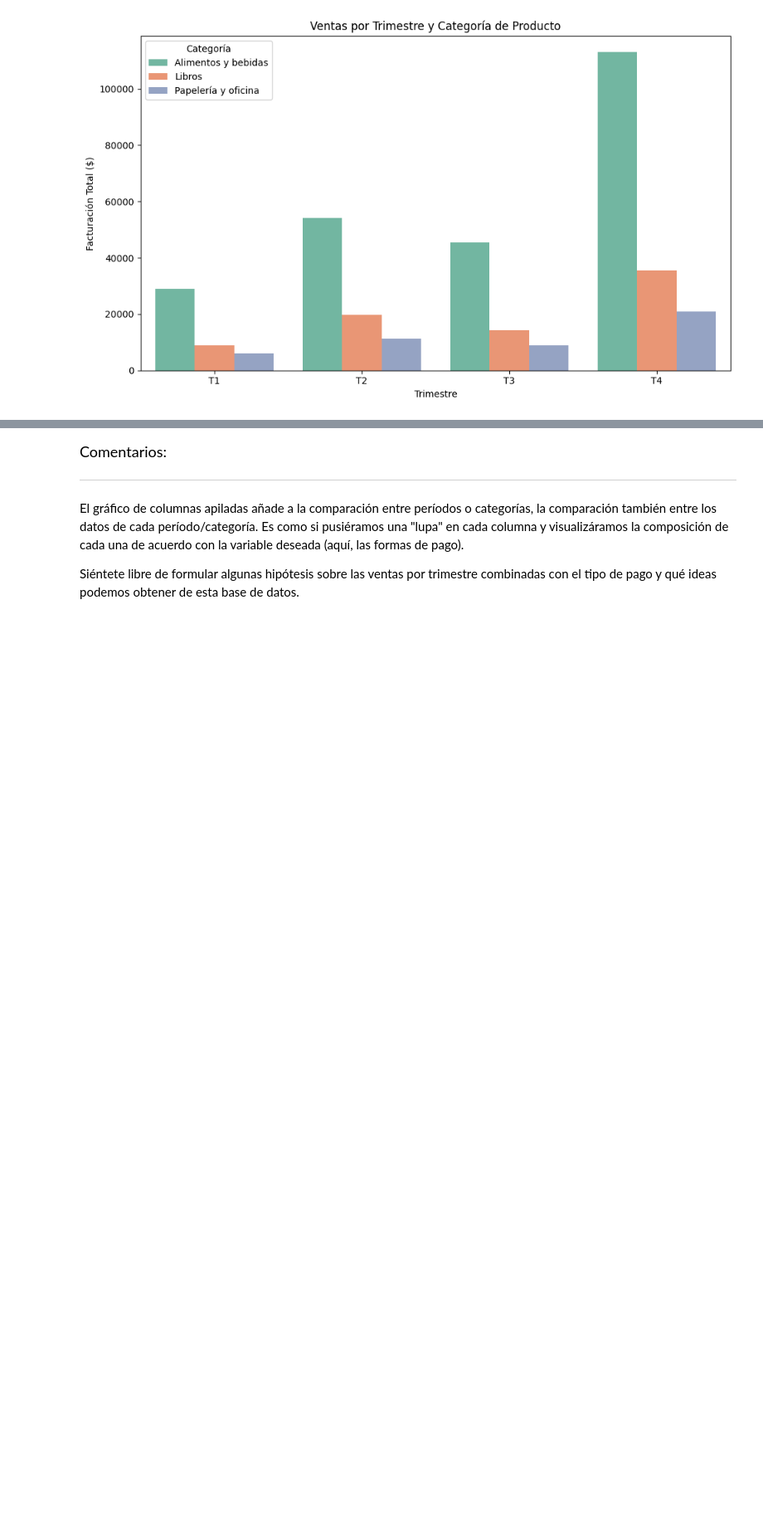
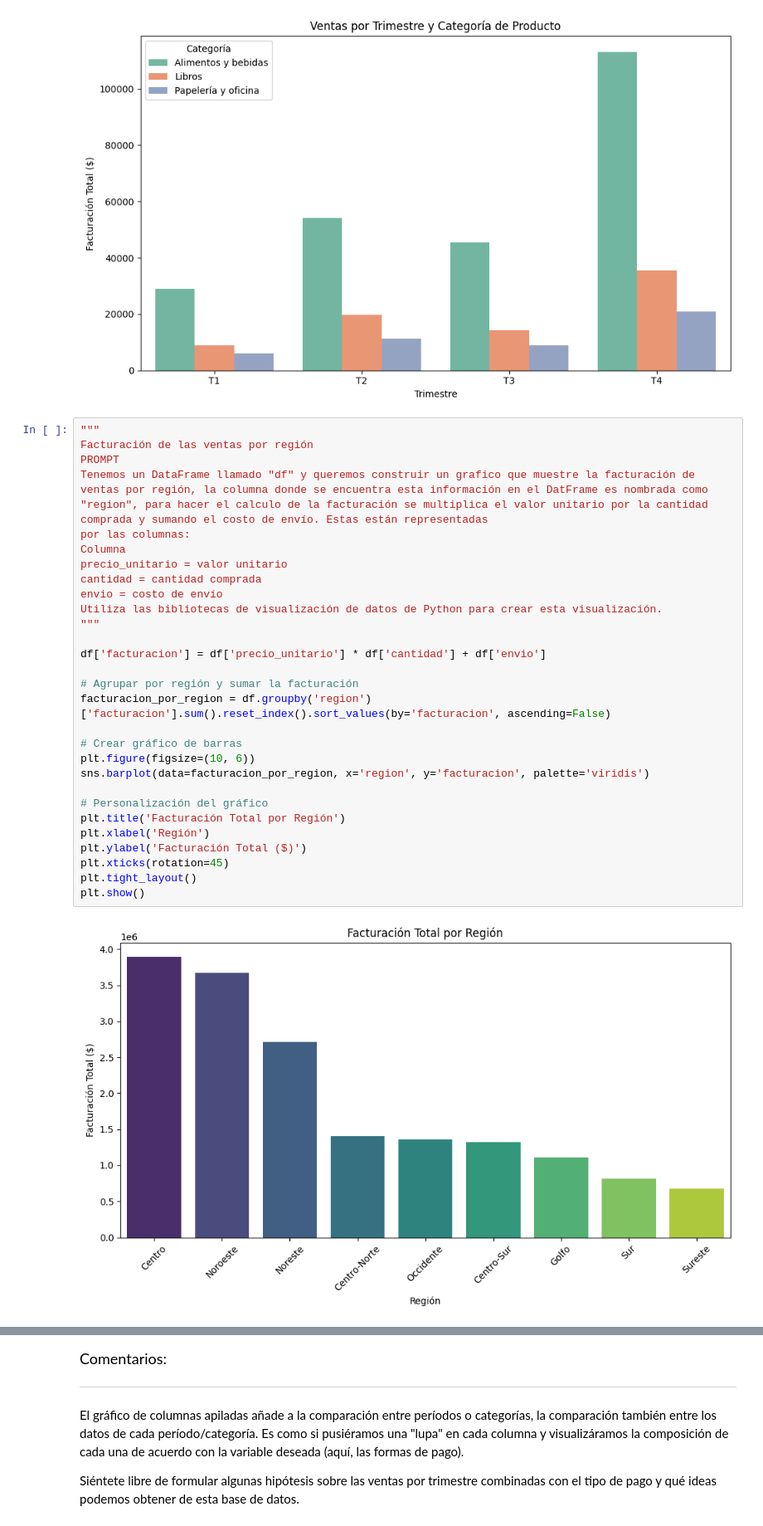
Before and after one commit to AndresCMontejo/IA_Aplicada_a_Ciencia_de_datos, a Jupyter notebook: IA_aplicada_a_ciencia_de_datos.ipynb, the cells around one changed output, grey strips where cells are left out. Shown at 83% size. Drawn from its saved outputs; the diff is of its cells as text; blank space fills up the shorter version.

```diff
--- a/IA_aplicada_a_ciencia_de_datos.ipynb
+++ b/IA_aplicada_a_ciencia_de_datos.ipynb
@@ -832,3 +832,34 @@ plt.tight_layout()
 plt.show()
 # %% [output]
 [figure]
+# %%
+"""
+Facturación de las ventas por región
+PROMPT
+Tenemos un DataFrame llamado "df" y queremos construir un grafico que muestre la facturación de ventas por región, la columna donde se encuentra esta información en el DatFrame es nombrada como "region", para hacer el calculo de la facturación se multiplica el valor unitario por la cantidad comprada y sumando el costo de envío. Estas están representadas
+por las columnas:
+Columna
+precio_unitario = valor unitario
+cantidad = cantidad comprada
+envio = costo de envío
+Utiliza las bibliotecas de visualización de datos de Python para crear esta visualización.
+"""
+
+df['facturacion'] = df['precio_unitario'] * df['cantidad'] + df['envio']
+
+# Agrupar por región y sumar la facturación
+facturacion_por_region = df.groupby('region')['facturacion'].sum().reset_index().sort_values(by='facturacion', ascending=False)
+
+# Crear gráfico de barras
+plt.figure(figsize=(10, 6))
+sns.barplot(data=facturacion_por_region, x='region', y='facturacion', palette='viridis')
+
+# Personalización del gráfico
+plt.title('Facturación Total por Región')
+plt.xlabel('Región')
+plt.ylabel('Facturación Total ($)')
+plt.xticks(rotation=45)
+plt.tight_layout()
+plt.show()
+# %% [output]
+[figure, added]
```
Also changed, not shown: parts of 2 cells of this notebook.
